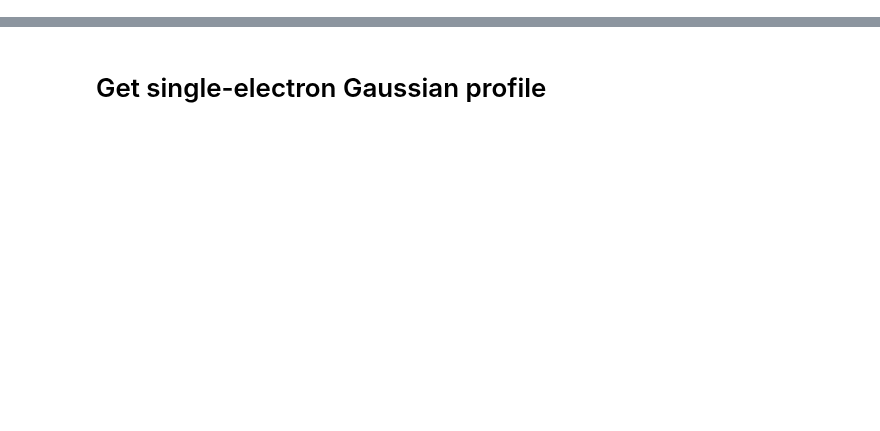
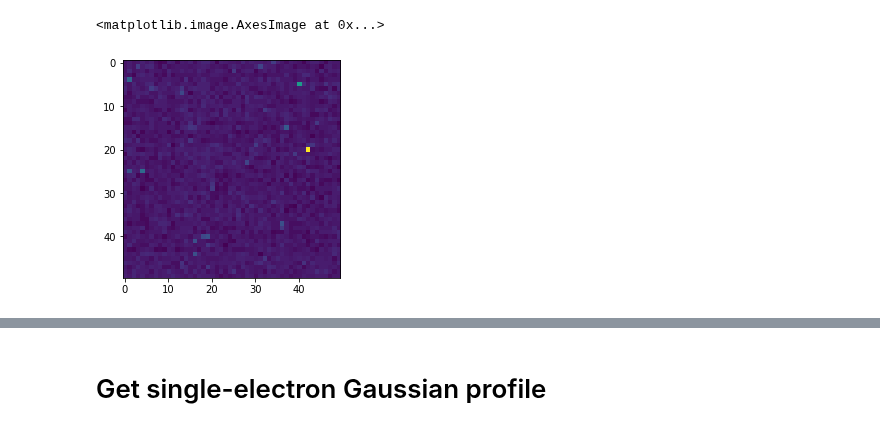
Before and after one commit to jerenner/emsim, a Jupyter notebook: notebooks/occupancy_data.ipynb, the cells around one changed output, grey strips where cells are left out. Cells and saved outputs as stored; diff of their text form; code cells hidden in the pictures; blank space fills up the shorter version.

```diff
--- a/notebooks/occupancy_data.ipynb
+++ b/notebooks/occupancy_data.ipynb
@@ -11,0 +129,2 @@ import ncempy
+# %%
+frame_ct_reco, modeled_frame_reco = count_frame_pytorch(frame_bls, frame_ct, n_steps_max = 500, loss_lim = 1)
@@ -11,0 +149,5 @@ import ncempy
+# %%
+plt.imshow(modeled_frame_reco[0][100:150,100:150])
+# %% [output]
+<matplotlib.image.AxesImage at 0x...>
+[figure, added]
```
Also changed, not shown: parts of 18 cells of this notebook.
